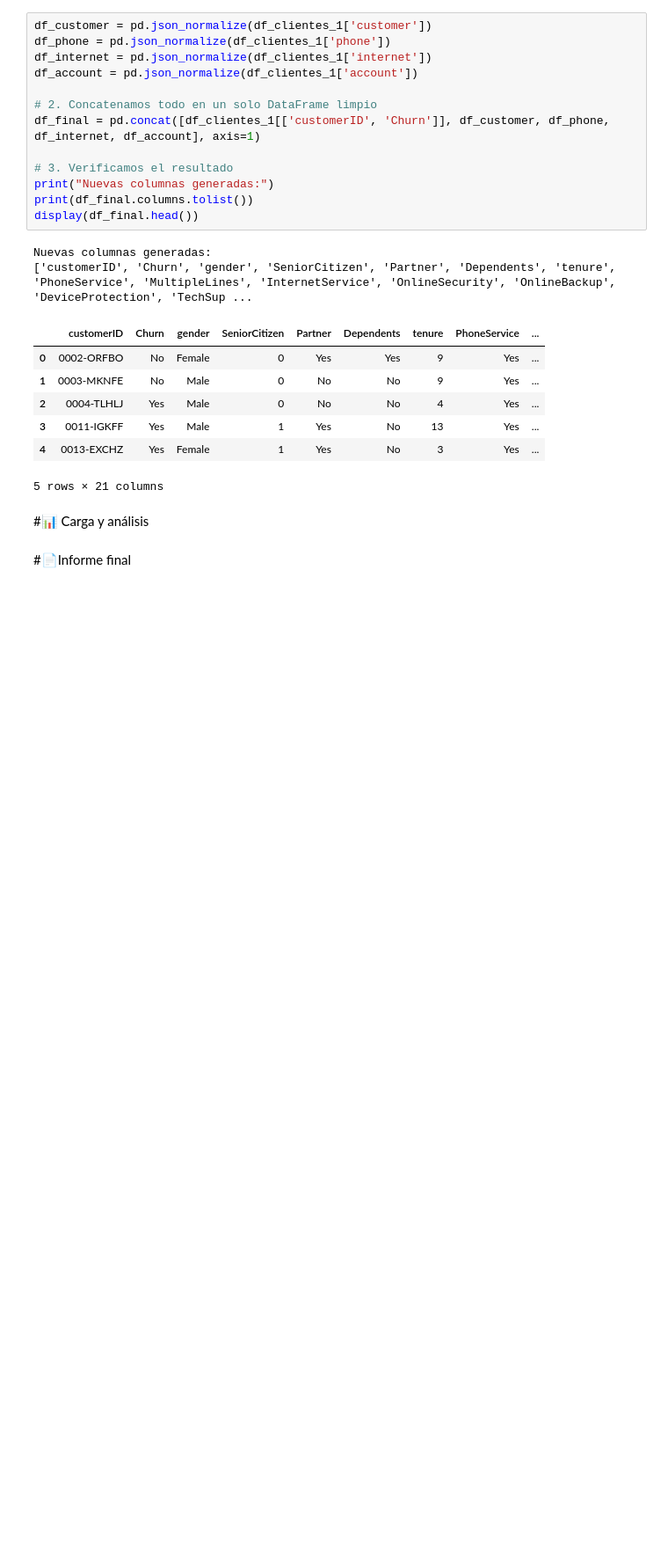
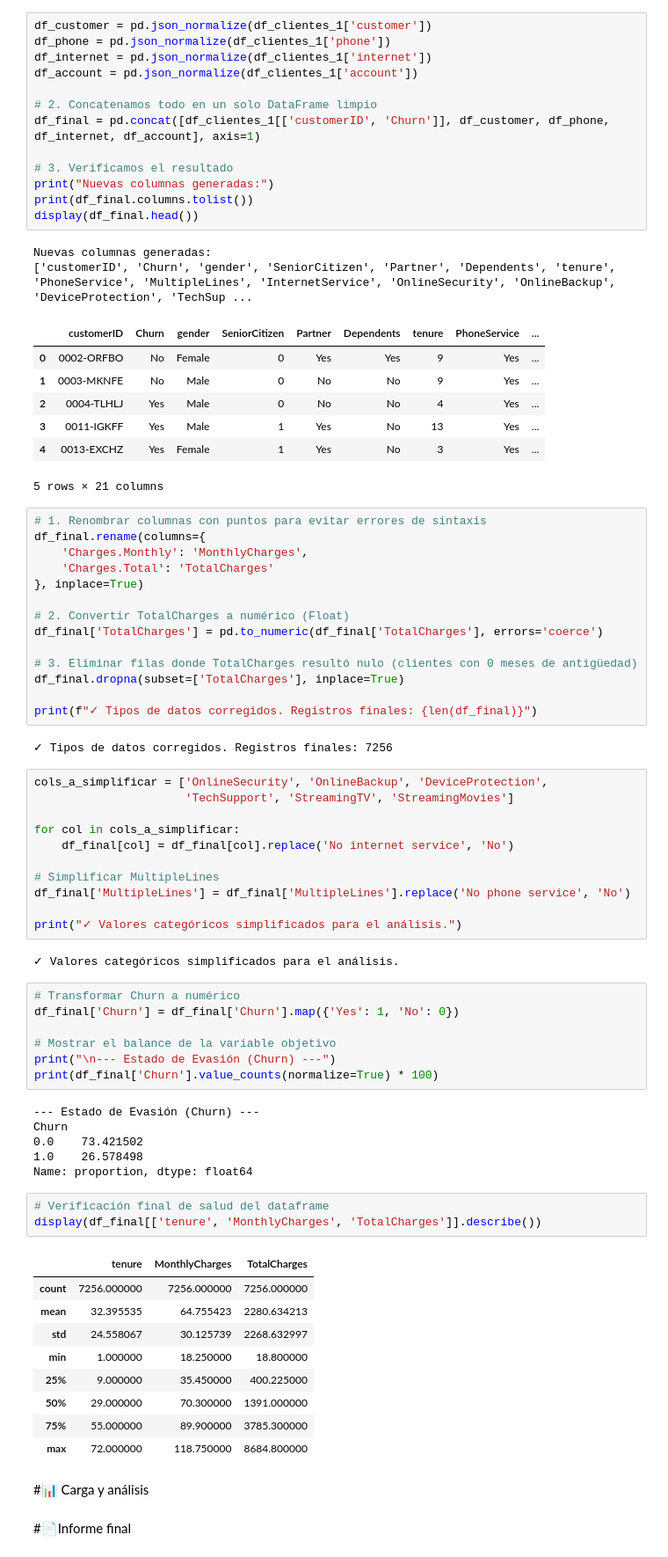
Before and after one commit to yansiercaro/TelecomX_LATAM, a Jupyter notebook: TelecomX_LATAM.ipynb, the cells around one changed output. Shown at 88% size. Drawn from its saved outputs; the diff is of its cells as text; blank space fills up the shorter version.

```diff
--- a/TelecomX_LATAM.ipynb
+++ b/TelecomX_LATAM.ipynb
@@ -96,6 +96,61 @@ Nuevas columnas generadas:
 | 3 | 0011-IGKFF | Yes | Male | 1 | Yes | No | 13 | Yes | ... |
 | 4 | 0013-EXCHZ | Yes | Female | 1 | Yes | No | 3 | Yes | ... |
 5 rows × 21 columns
+# %%
+# 1. Renombrar columnas con puntos para evitar errores de sintaxis
+df_final.rename(columns={
+    'Charges.Monthly': 'MonthlyCharges',
+    'Charges.Total': 'TotalCharges'
+}, inplace=True)
+
+# 2. Convertir TotalCharges a numérico (Float)
+df_final['TotalCharges'] = pd.to_numeric(df_final['TotalCharges'], errors='coerce')
+
+# 3. Eliminar filas donde TotalCharges resultó nulo (clientes con 0 meses de antigüedad)
+df_final.dropna(subset=['TotalCharges'], inplace=True)
+
+print(f"✓ Tipos de datos corregidos. Registros finales: {len(df_final)}")
+# %% [output]
+✓ Tipos de datos corregidos. Registros finales: 7256
+# %%
+cols_a_simplificar = ['OnlineSecurity', 'OnlineBackup', 'DeviceProtection',
+                      'TechSupport', 'StreamingTV', 'StreamingMovies']
+
+for col in cols_a_simplificar:
+    df_final[col] = df_final[col].replace('No internet service', 'No')
+
+# Simplificar MultipleLines
+df_final['MultipleLines'] = df_final['MultipleLines'].replace('No phone service', 'No')
+
+print("✓ Valores categóricos simplificados para el análisis.")
+# %% [output]
+✓ Valores categóricos simplificados para el análisis.
+# %%
+# Transformar Churn a numérico
+df_final['Churn'] = df_final['Churn'].map({'Yes': 1, 'No': 0})
+
+# Mostrar el balance de la variable objetivo
+print("\n--- Estado de Evasión (Churn) ---")
+print(df_final['Churn'].value_counts(normalize=True) * 100)
+# %% [output]
+--- Estado de Evasión (Churn) ---
+Churn
+0.0    73.421502
+1.0    26.578498
+Name: proportion, dtype: float64
+# %%
+# Verificación final de salud del dataframe
+display(df_final[['tenure', 'MonthlyCharges', 'TotalCharges']].describe())
+# %% [output]
+|  | tenure | MonthlyCharges | TotalCharges |
+| count | 7256.000000 | 7256.000000 | 7256.000000 |
+| mean | 32.395535 | 64.755423 | 2280.634213 |
+| std | 24.558067 | 30.125739 | 2268.632997 |
+| min | 1.000000 | 18.250000 | 18.800000 |
+| 25% | 9.000000 | 35.450000 | 400.225000 |
+| 50% | 29.000000 | 70.300000 | 1391.000000 |
+| 75% | 55.000000 | 89.900000 | 3785.300000 |
+| max | 72.000000 | 118.750000 | 8684.800000 |
 # %% [markdown]
 #📊 Carga y análisis
 # %% [markdown]
```
